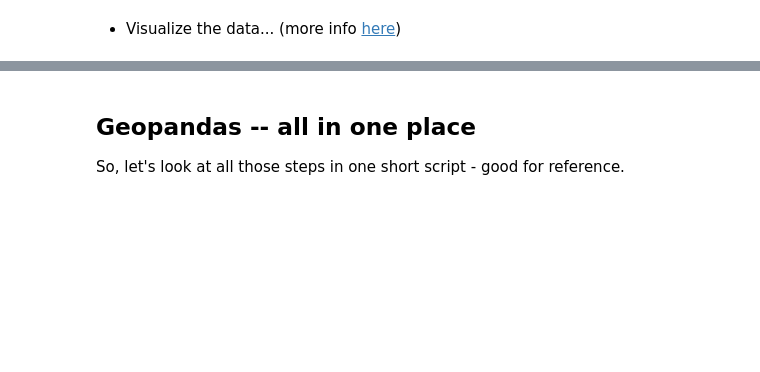
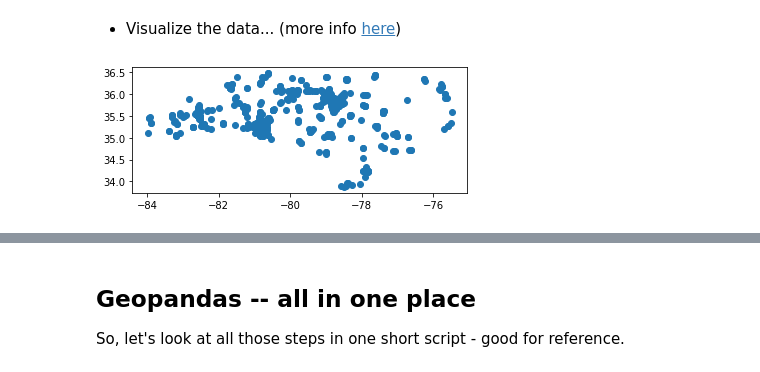
Before and after one commit to rml41/SpatialDataFrames, a Jupyter notebook: 01-CSV-to-SpatialDataFrame.ipynb, the cells around one changed output, grey strips where cells are left out. Cells and saved outputs as stored; diff of their text form; code cells hidden in the pictures; blank space fills up the shorter version.

```diff
--- a/01-CSV-to-SpatialDataFrame.ipynb
+++ b/01-CSV-to-SpatialDataFrame.ipynb
@@ -18,4 +19,5 @@ The first step in creating the geodataframe from the CSV file - for both the *Ge
 # %%
 #Read the EV Charging station data into a Pandas dataframe
+df_EVStations = pd.read_csv('./data/NC_Charging_Stations.csv')
 # %%
 #Examine the columns, noting the data include "latitude"  "longitude" columns
@@ -90,7 +133,14 @@ These coordinate reference systems can actually take many forms. But most often,
 # %%
 #Create a coordinate reference system dictionary for WGS84 (WKID=4326)
+theCRS = 4326
 # %%
 #Create the spatial dataframe from the Pandas dataframe, the geometry collection and crs
+gdf_EVStation = geopandas.GeoDataFrame(
+    df_EVStations,
+    geometry = thePoints,
+    crs = theCRS
+)
 
 
 #Display the type of the object created
+type(gdf_EVStation)
@@ -104,5 +183,8 @@ These coordinate reference systems can actually take many forms. But most often,
 * Visualize the data... (more info [here](https://geopandas.org/mapping.html))
 # %%
 #Create a simple plot
+gdf_EVStation.plot();
+# %% [output]
+[figure, added]
 # %%
 #Preview of some plot visualization options...
```
Also changed, not shown: parts of 25 cells of this notebook.
